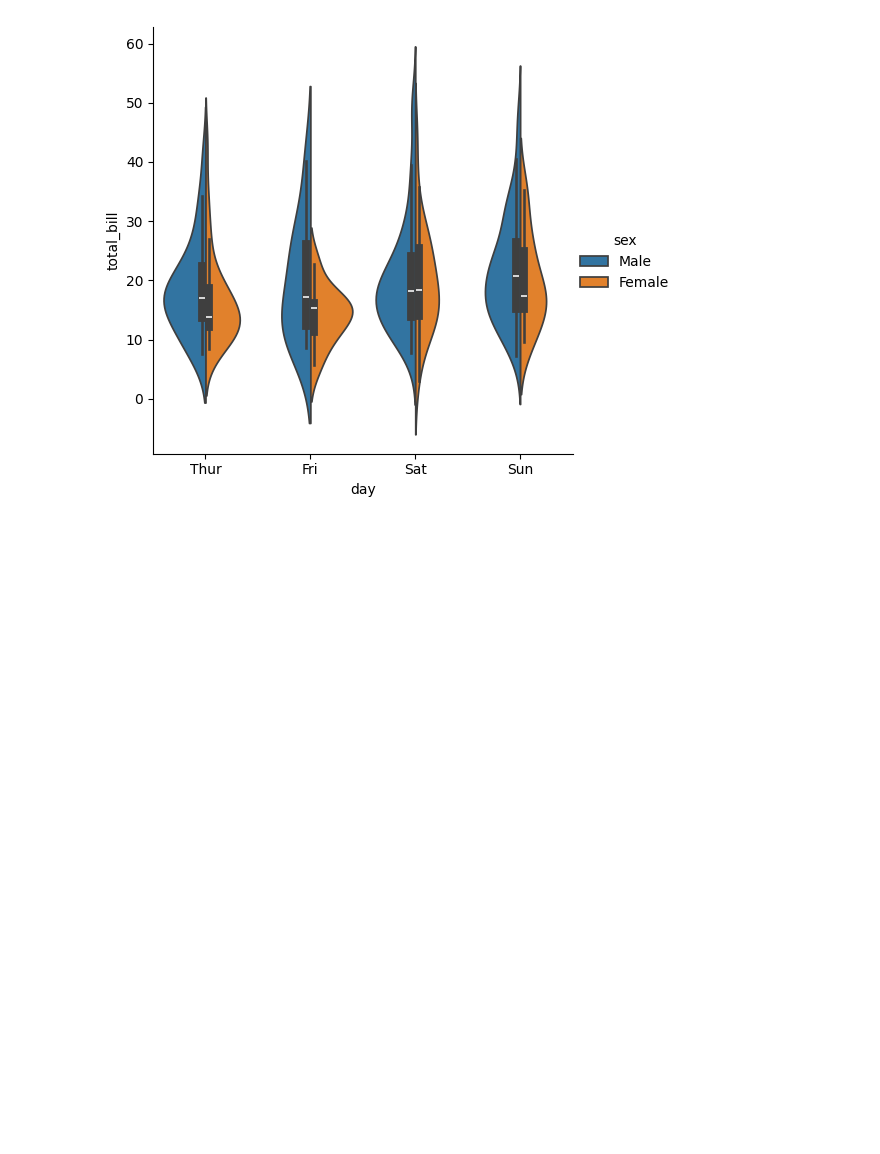
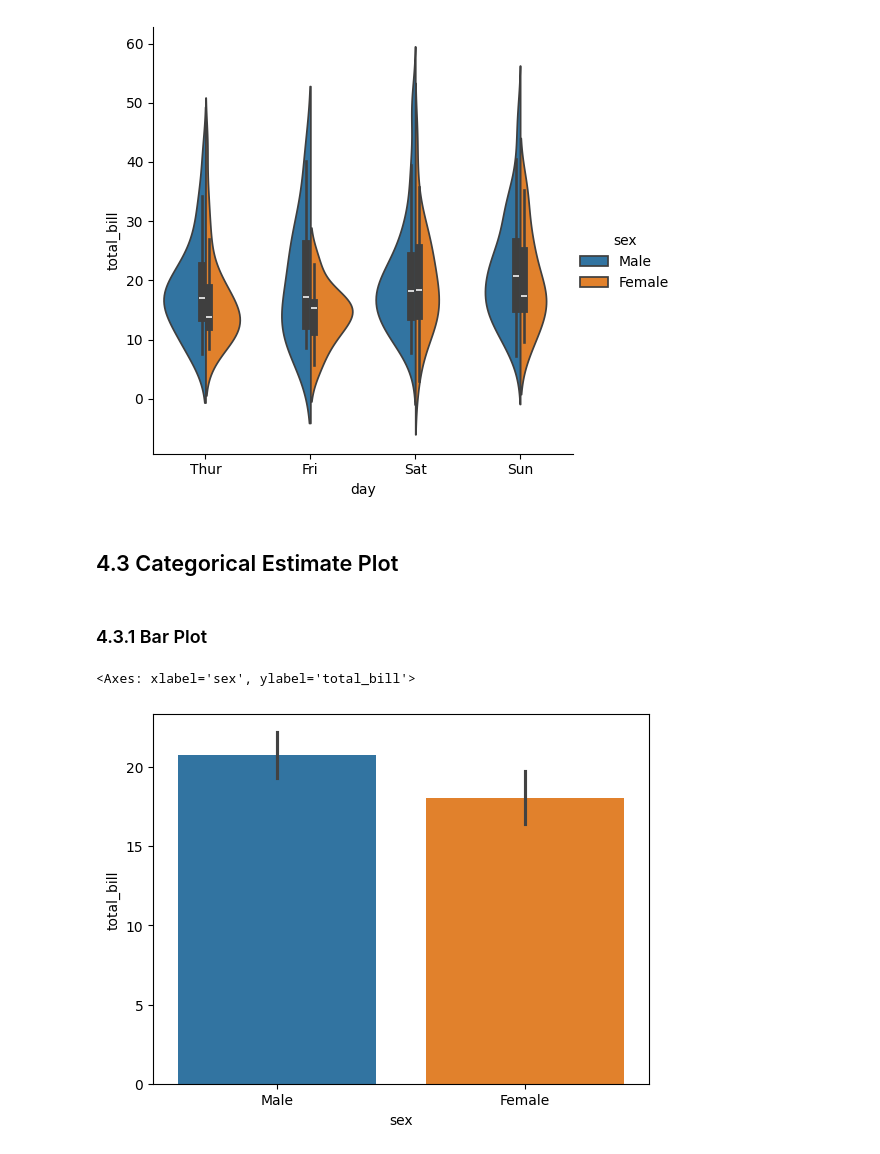
Before and after one commit to Muhammad-Waleed-Source/Chat-Room, a Jupyter notebook: Seaborn_2.ipynb, the cells around one changed output. Drawn from its saved outputs; the diff is of its cells as text; code cells hidden in the pictures; blank space fills up the shorter version.

```diff
--- a/Seaborn_2.ipynb
+++ b/Seaborn_2.ipynb
@@ -148,3 +148,16 @@ sns.catplot(tips, x='day', y='total_bill', hue='sex', kind='violin', split=True)
 # %% [output]
 <seaborn.axisgrid.FacetGrid at 0x...>
 [figure]
+# %% [markdown]
+## 4.3 Categorical Estimate Plot
+# %% [markdown]
+### 4.3.1 Bar Plot
+# %%
+# axes level function
+
+sns.barplot(tips, x='sex', y='total_bill', hue='sex')
+
+# this give the avg total bill by male and female because it has a parameter called estimator with default value mean.
+# %% [output]
+<Axes: xlabel='sex', ylabel='total_bill'>
+[figure, added]
```
Also changed, not shown: parts of 14 cells of this notebook.
